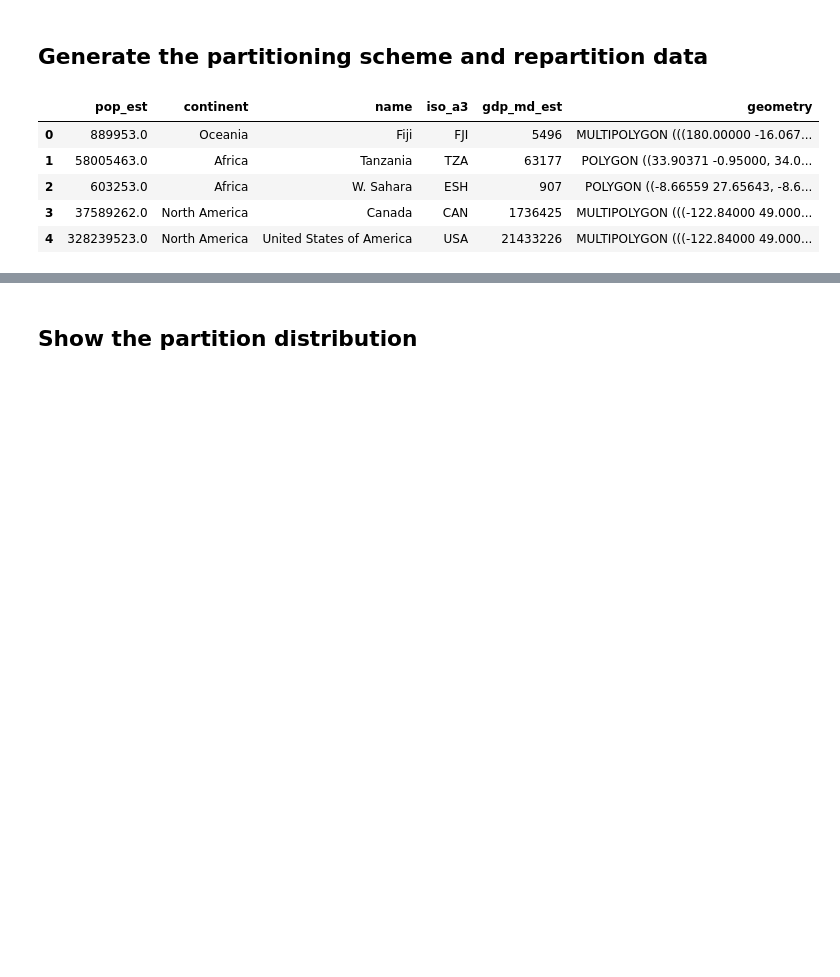
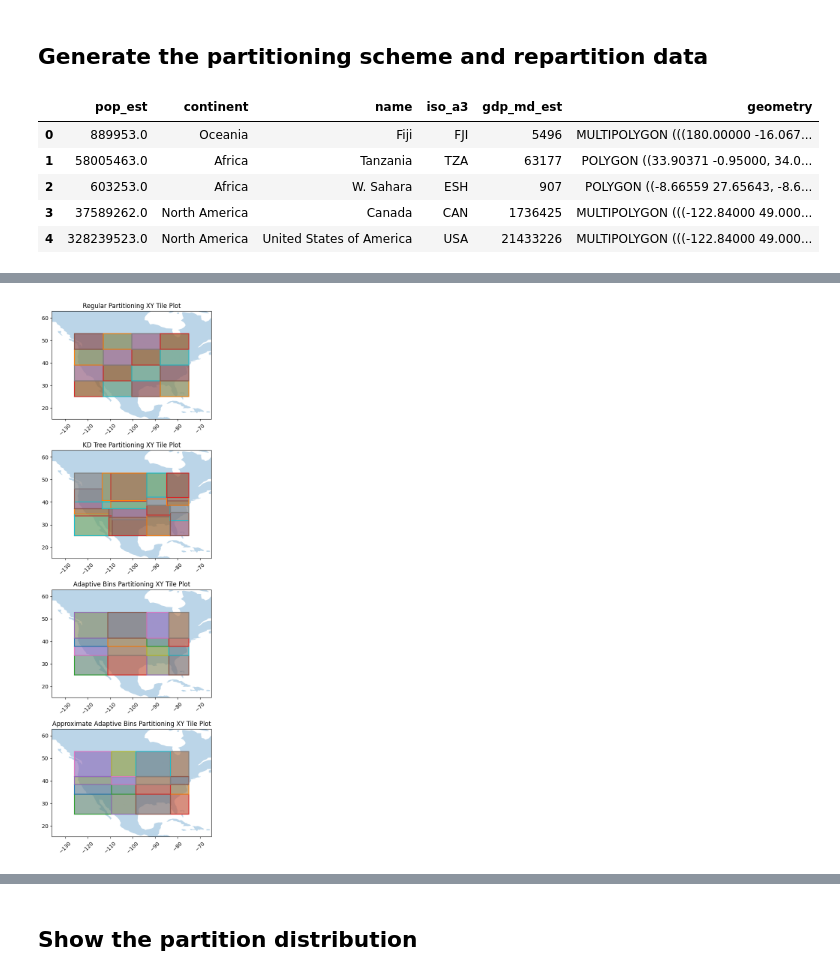
Before and after one commit to Action52/MobilityPySpark, a Jupyter notebook: pysparkmeos/PartitioningSchemesWithPyMEOS.ipynb, the cells around one changed output, grey strips where cells are left out. Saved outputs shown, nothing was run; the diff lists cells and outputs as text; code cells hidden in the pictures; blank space fills up the shorter version.

```diff
--- a/pysparkmeos/PartitioningSchemesWithPyMEOS.ipynb
+++ b/pysparkmeos/PartitioningSchemesWithPyMEOS.ipynb
@@ -336,0 +341,45 @@ only showing top 20 rows
+# %%
+# Now we calculate the grid and partition accordingly
+fig, ax = plt.subplots(4, 1, figsize=(15, 15))
+fig.subplots_adjust(hspace=0.5)  # Increase the value to add more space
+
+world = gpd.read_file(gpd.datasets.get_path('naturalearth_lowres'))
+#world = world[world['continent'] == 'North America']
+
+minx = bounds.expand(10.0).xmin()
+maxx = bounds.expand(10.0).xmax()
+miny = bounds.expand(10.0).ymin()
+maxy = bounds.expand(10.0).ymax()
+
+world.plot(ax=ax[0], alpha=0.3)
+world.plot(ax=ax[1], alpha=0.3)
+world.plot(ax=ax[2], alpha=0.3)
+world.plot(ax=ax[3], alpha=0.3)
+
+gp.plot(axes=ax[0])
+ax[0].title.set_text("Regular Partitioning XY Tile Plot")
+
+gpkd.plot(axes=ax[1])
+ax[1].title.set_text("KD Tree Partitioning XY Tile Plot")
+
+agp.plot(axes=ax[2])
+ax[2].title.set_text("Adaptive Bins Partitioning XY Tile Plot")
+
+agp2.plot(axes=ax[3])
+ax[3].title.set_text("Approximate Adaptive Bins Partitioning XY Tile Plot")
+
+for i, _ in enumerate(ax):
+    ax[i].set_xlim(minx, maxx)
+    ax[i].set_ylim(miny, maxy)
+
+# Adjust layout
+fig.tight_layout()
+
+# Save each subplot as an SVG file with labels
+for i, axis in enumerate(ax):
+    extent = axis.get_tightbbox(fig.canvas.get_renderer()).transformed(fig.dpi_scale_trans.inverted())
+    fig.savefig(f'subplot_{i+1}.svg', bbox_inches=extent)  # Adjust expanded() parameters as needed
+
+plt.show()
+# %% [output]
+[figure, added]
```
Also changed, not shown: parts of 16 cells of this notebook, 18 other files.
